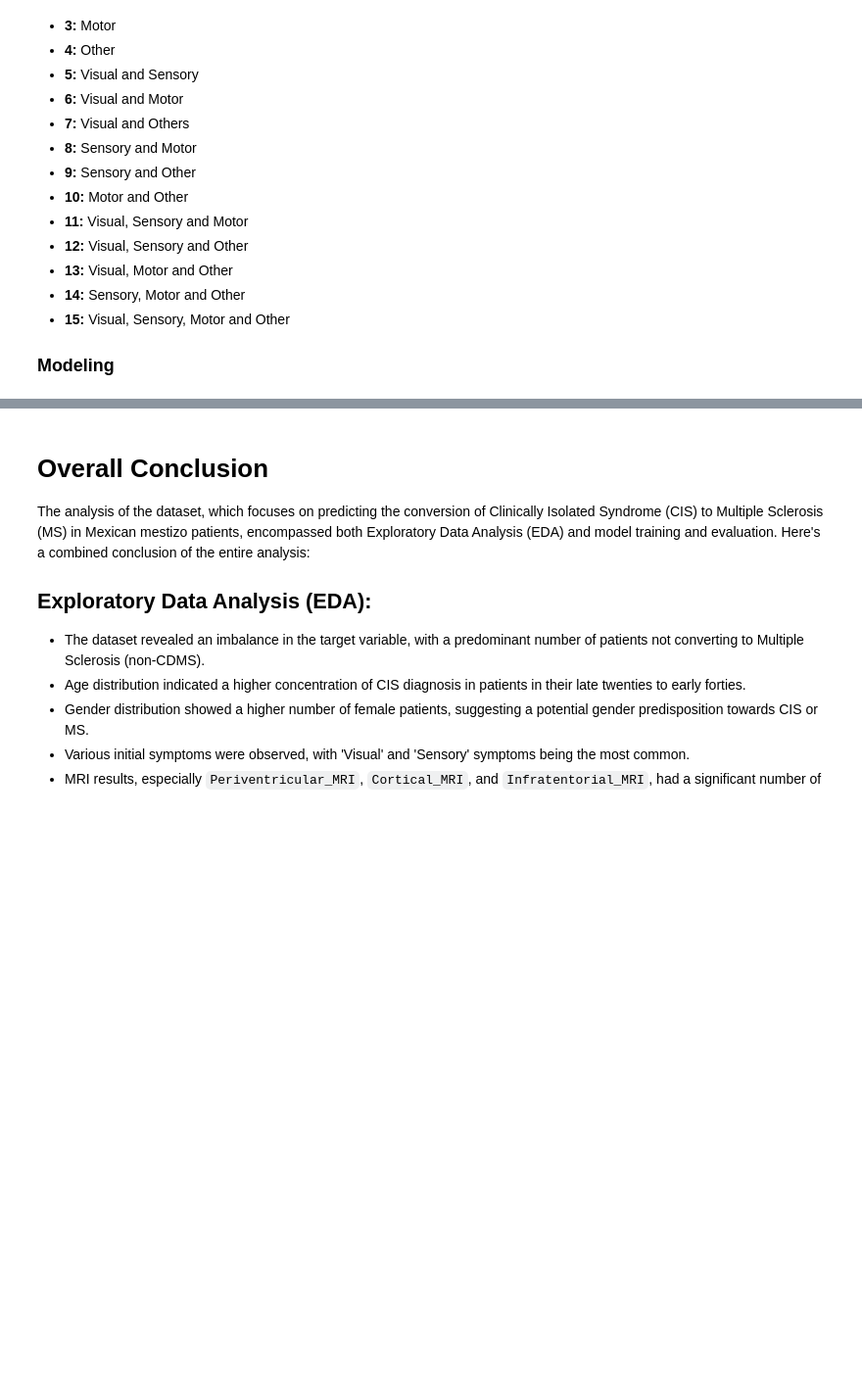
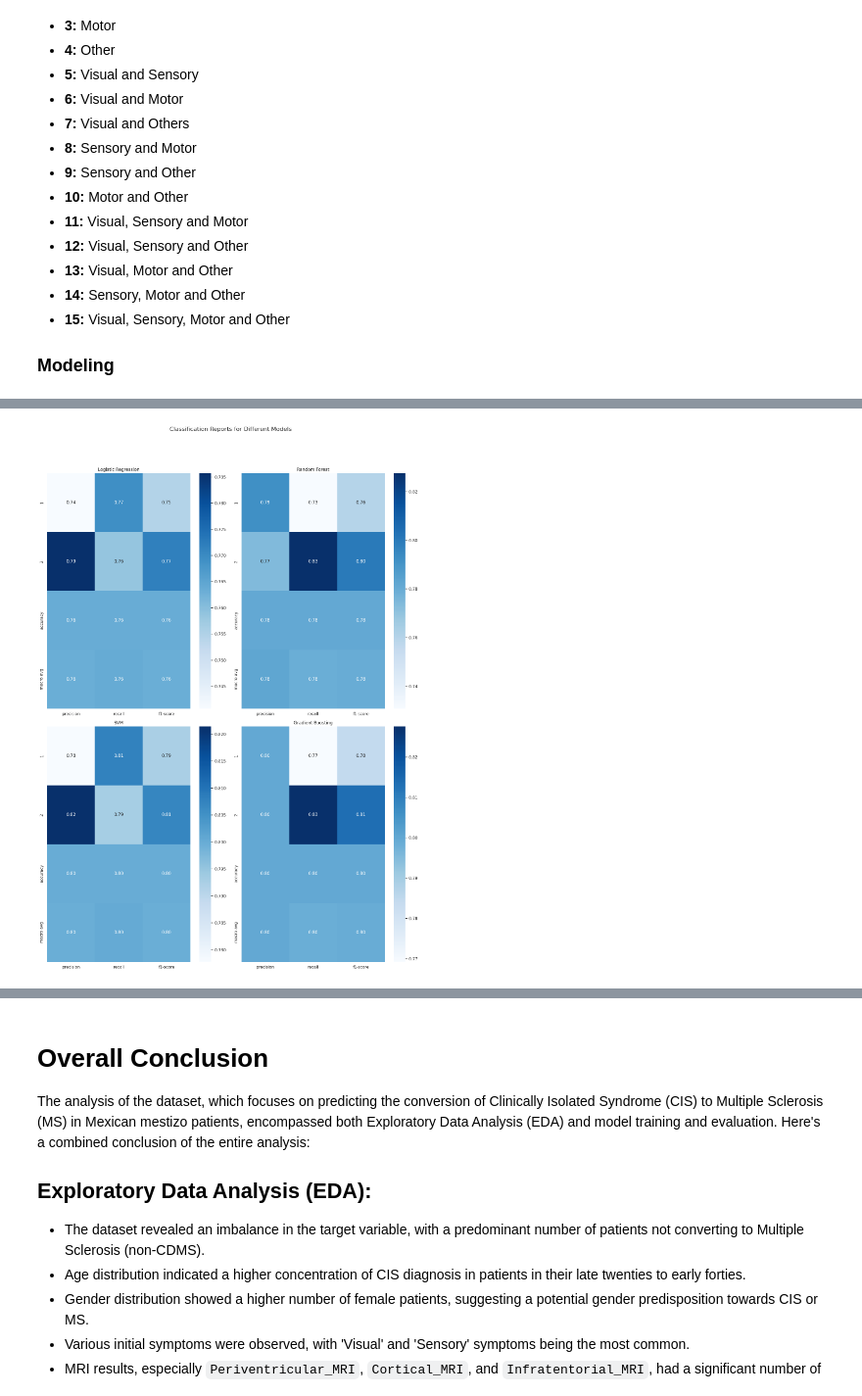
Before and after one commit to HAlex94/Projects, a Jupyter notebook: Multiple_Sclerosis_Predictor/MS_Predictor_Analysis.ipynb, the cells around one changed output, grey strips where cells are left out. Shown at 98% size. Drawn from its saved outputs; the diff is of its cells as text; code cells hidden in the pictures; blank space fills up the shorter version.

```diff
--- a/Multiple_Sclerosis_Predictor/MS_Predictor_Analysis.ipynb
+++ b/Multiple_Sclerosis_Predictor/MS_Predictor_Analysis.ipynb
@@ -271,10 +385,31 @@ plt.show()
 # %%
 from sklearn.metrics import classification_report
 
 # Generating classification reports for each model
 classification_reports = {}
 for model, pred in zip(models, predictions):
     report = classification_report(y_test, pred, output_dict=True)
     classification_reports[model] = report
 
-classification_reports
+# Determine the number of rows needed based on the number of models
+n_models = len(classification_reports)
+n_cols = 2
+n_rows = -(-n_models // n_cols)  # Ceiling division
+
+# Visualizing the classification reports
+fig, axes = plt.subplots(nrows=n_rows, ncols=n_cols, figsize=(15, 20))
+fig.suptitle('Classification Reports for Different Models', fontsize=16, y=1.05)
+
+for ax, (model, report) in zip(axes.flatten(), classification_reports.items()):
+    df_report = pd.DataFrame(report).transpose()
+    sns.heatmap(df_report.iloc[:-1, :-1], annot=True, fmt='.2f', cmap='Blues', ax=ax)
+    ax.set_title(model)
+
+# Remove any remaining empty subplots
+for i in range(n_models, n_rows * n_cols):
+    fig.delaxes(axes.flatten()[i])
+
+plt.tight_layout()
+plt.show()
+# %% [output]
+[figure, added]
```
Also changed, not shown: parts of 19 cells of this notebook.
